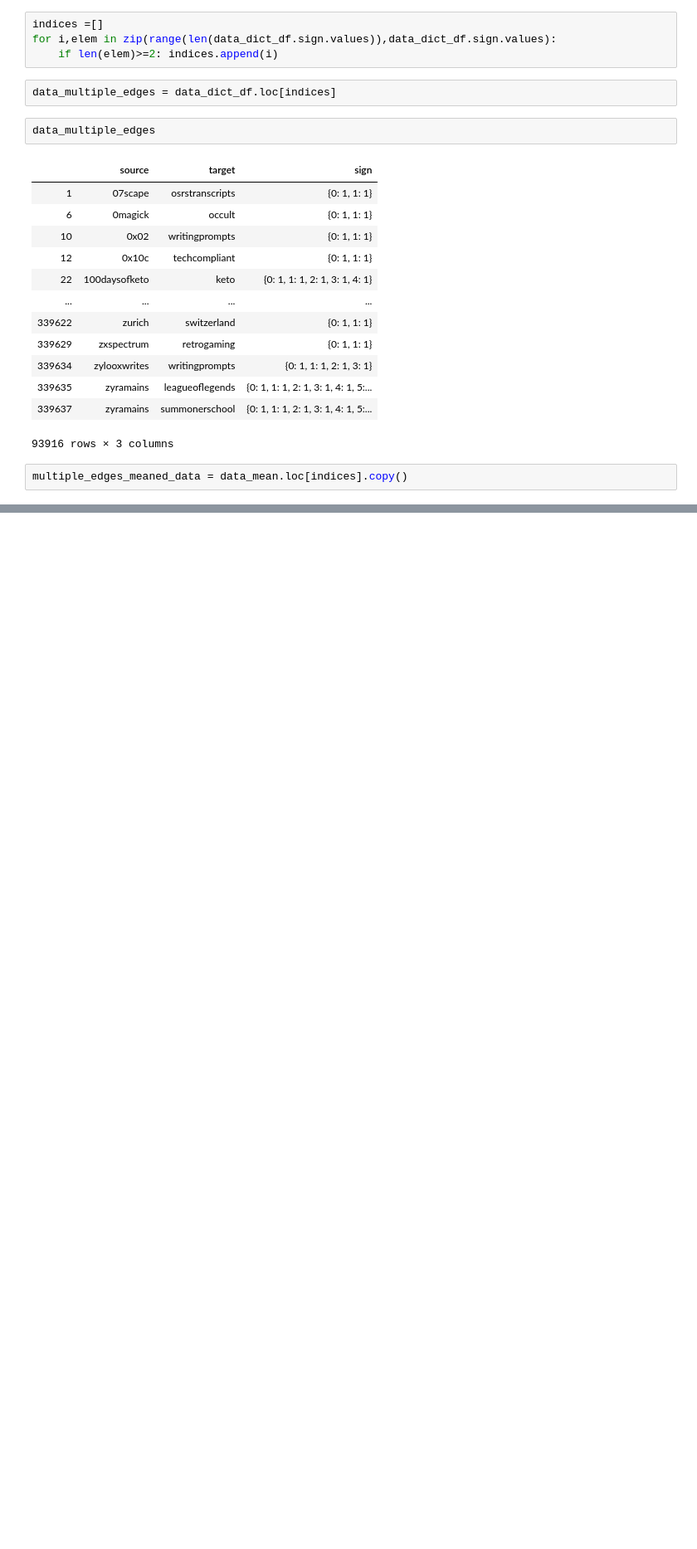
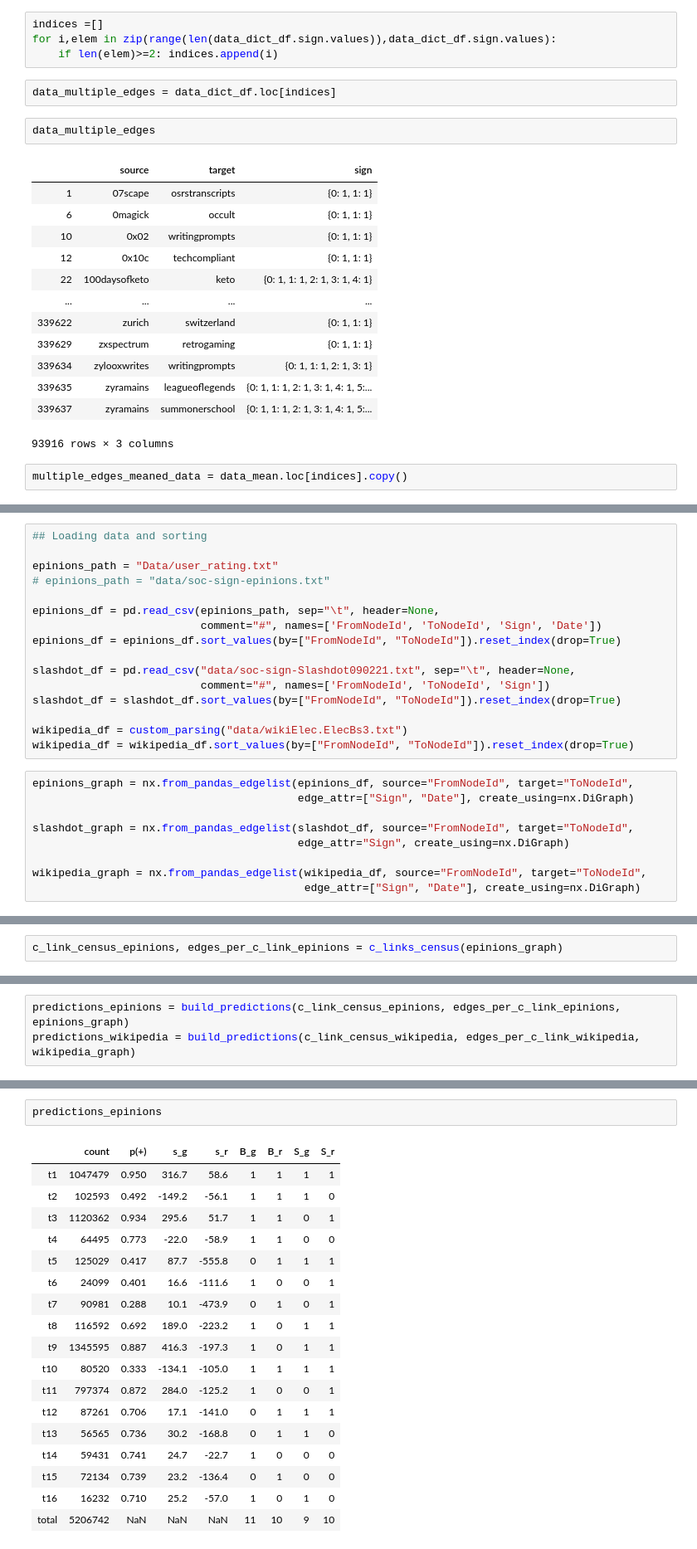
Before and after one commit to epfl-ada/ada-2020-project-milestone-p3-p3_wara9i, a Jupyter notebook: creative_extension.ipynb, the cells around one changed output, grey strips where cells are left out. Shown: that part at 83% size. Saved outputs shown, nothing was run; the diff lists cells and outputs as text; blank space fills up the shorter version.

```diff
--- a/creative_extension.ipynb
+++ b/creative_extension.ipynb
@@ -822,0 +593,25 @@ final
+# %%
+## Loading data and sorting
+
+epinions_path = "Data/user_rating.txt"
+# epinions_path = "data/soc-sign-epinions.txt"
+
+epinions_df = pd.read_csv(epinions_path, sep="\t", header=None,
+                          comment="#", names=['FromNodeId', 'ToNodeId', 'Sign', 'Date'])
+epinions_df = epinions_df.sort_values(by=["FromNodeId", "ToNodeId"]).reset_index(drop=True)
+
+slashdot_df = pd.read_csv("data/soc-sign-Slashdot090221.txt", sep="\t", header=None,
+                          comment="#", names=['FromNodeId', 'ToNodeId', 'Sign'])
+slashdot_df = slashdot_df.sort_values(by=["FromNodeId", "ToNodeId"]).reset_index(drop=True)
+
+wikipedia_df = custom_parsing("data/wikiElec.ElecBs3.txt")
+wikipedia_df = wikipedia_df.sort_values(by=["FromNodeId", "ToNodeId"]).reset_index(drop=True)
+# %%
+epinions_graph = nx.from_pandas_edgelist(epinions_df, source="FromNodeId", target="ToNodeId",
+                                         edge_attr=["Sign", "Date"], create_using=nx.DiGraph)
+
+slashdot_graph = nx.from_pandas_edgelist(slashdot_df, source="FromNodeId", target="ToNodeId",
+                                         edge_attr="Sign", create_using=nx.DiGraph)
+
+wikipedia_graph = nx.from_pandas_edgelist(wikipedia_df, source="FromNodeId", target="ToNodeId",
+                                          edge_attr=["Sign", "Date"], create_using=nx.DiGraph)
@@ -822,0 +826,2 @@ final
+# %%
+c_link_census_epinions, edges_per_c_link_epinions = c_links_census(epinions_graph)
@@ -822,0 +830,3 @@ final
+# %%
+predictions_epinions = build_predictions(c_link_census_epinions, edges_per_c_link_epinions, epinions_graph)
+predictions_wikipedia = build_predictions(c_link_census_wikipedia, edges_per_c_link_wikipedia, wikipedia_graph)
@@ -822,0 +851,21 @@ final
+# %%
+predictions_epinions
+# %% [output]
+|  | count | p(+) | s_g | s_r | B_g | B_r | S_g | S_r |
+| t1 | 1047479 | 0.950 | 316.7 | 58.6 | 1 | 1 | 1 | 1 |
+| t2 | 102593 | 0.492 | -149.2 | -56.1 | 1 | 1 | 1 | 0 |
+| t3 | 1120362 | 0.934 | 295.6 | 51.7 | 1 | 1 | 0 | 1 |
+| t4 | 64495 | 0.773 | -22.0 | -58.9 | 1 | 1 | 0 | 0 |
+| t5 | 125029 | 0.417 | 87.7 | -555.8 | 0 | 1 | 1 | 1 |
+| t6 | 24099 | 0.401 | 16.6 | -111.6 | 1 | 0 | 0 | 1 |
+| t7 | 90981 | 0.288 | 10.1 | -473.9 | 0 | 1 | 0 | 1 |
+| t8 | 116592 | 0.692 | 189.0 | -223.2 | 1 | 0 | 1 | 1 |
+| t9 | 1345595 | 0.887 | 416.3 | -197.3 | 1 | 0 | 1 | 1 |
+| t10 | 80520 | 0.333 | -134.1 | -105.0 | 1 | 1 | 1 | 1 |
+| t11 | 797374 | 0.872 | 284.0 | -125.2 | 1 | 0 | 0 | 1 |
+| t12 | 87261 | 0.706 | 17.1 | -141.0 | 0 | 1 | 1 | 1 |
+| t13 | 56565 | 0.736 | 30.2 | -168.8 | 0 | 1 | 1 | 0 |
+| t14 | 59431 | 0.741 | 24.7 | -22.7 | 1 | 0 | 0 | 0 |
+| t15 | 72134 | 0.739 | 23.2 | -136.4 | 0 | 1 | 0 | 0 |
+| t16 | 16232 | 0.710 | 25.2 | -57.0 | 1 | 0 | 1 | 0 |
+| total | 5206742 | NaN | NaN | NaN | 11 | 10 | 9 | 10 |
```
Also changed, not shown: parts of 75 cells of this notebook.
